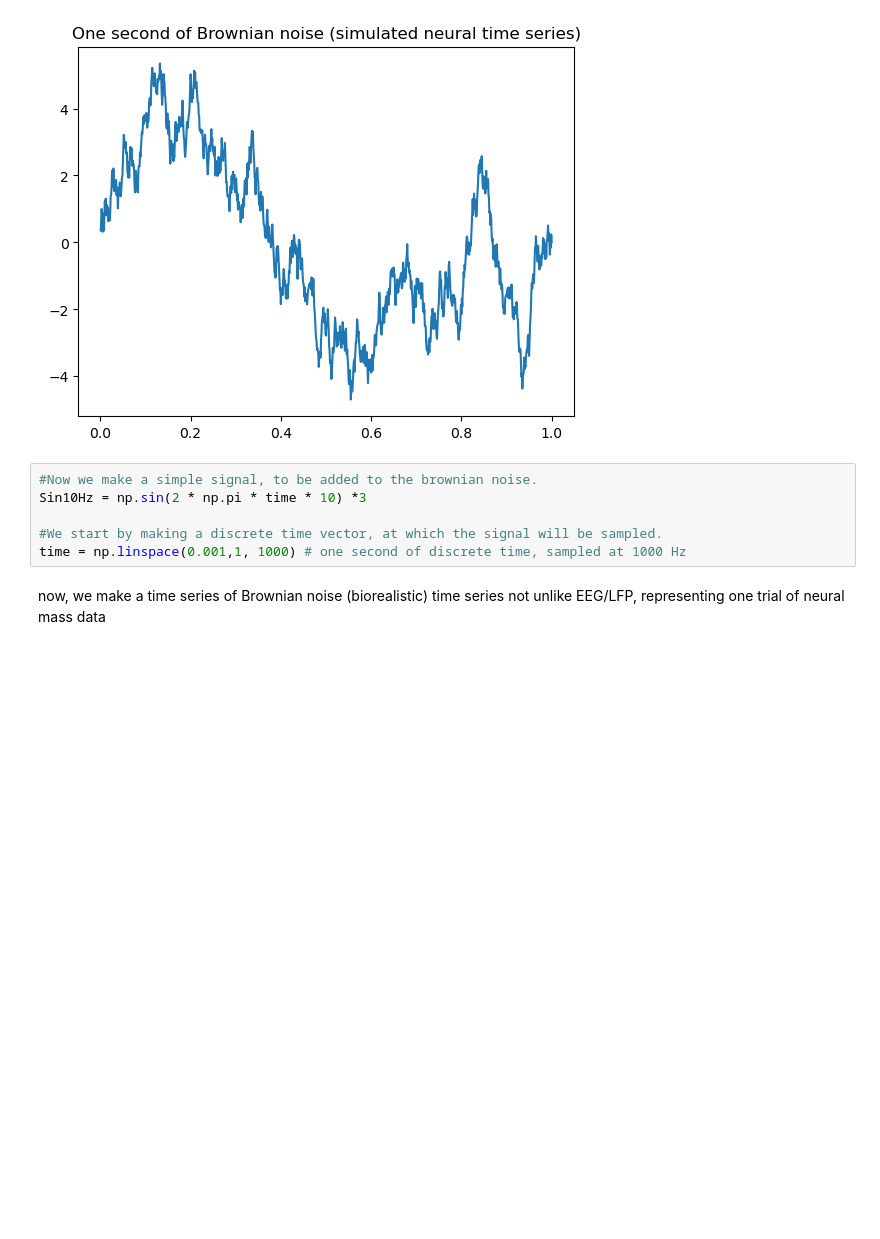
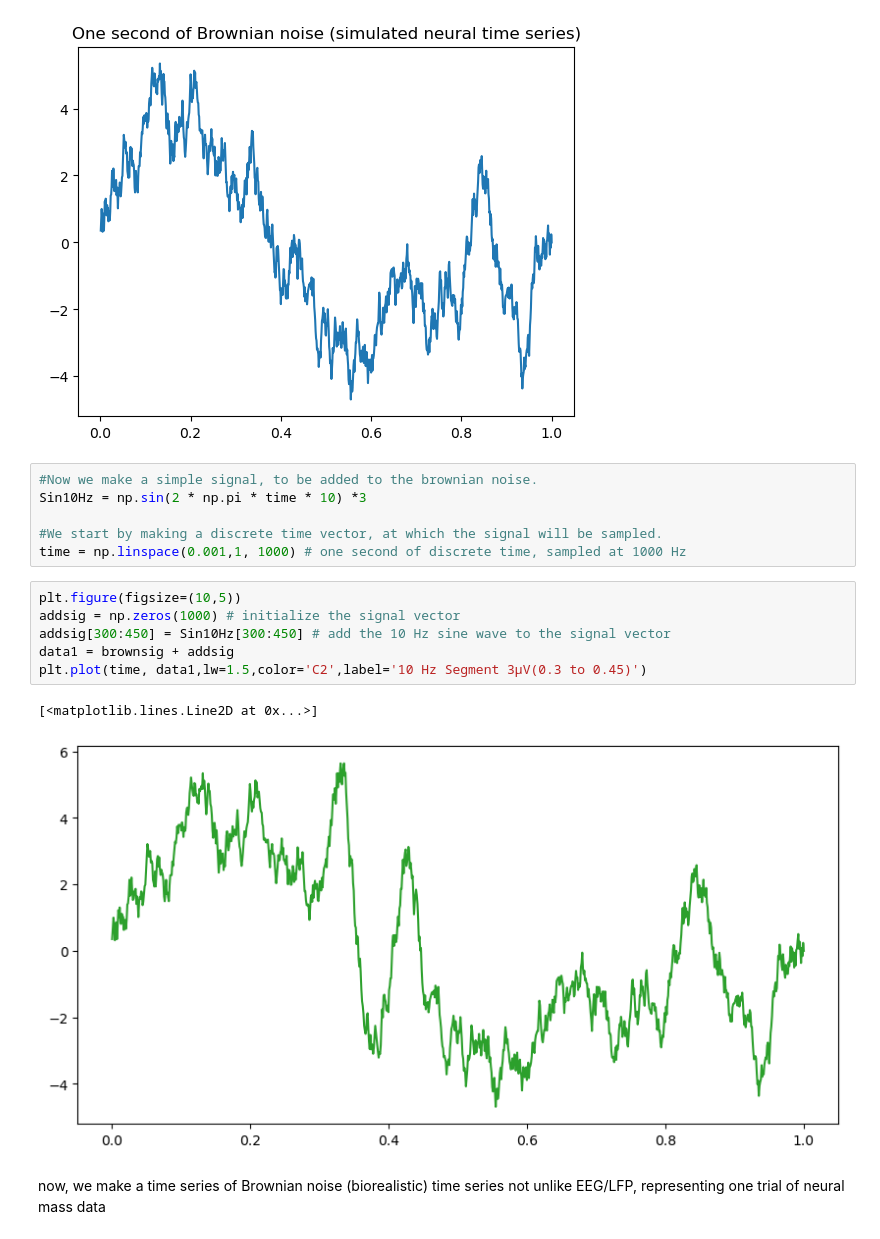
Before and after one commit to csea-lab/m2py-tutorials, a Jupyter notebook: notebooks/convolution.ipynb, the cells around one changed output. Cells and saved outputs as stored; diff of their text form; blank space fills up the shorter version.

```diff
--- a/notebooks/convolution.ipynb
+++ b/notebooks/convolution.ipynb
@@ -51,6 +51,15 @@ Sin10Hz = np.sin(2 * np.pi * time * 10) *3
 
 #We start by making a discrete time vector, at which the signal will be sampled.
 time = np.linspace(0.001,1, 1000) # one second of discrete time, sampled at 1000 Hz
+# %%
+plt.figure(figsize=(10,5))
+addsig = np.zeros(1000) # initialize the signal vector
+addsig[300:450] = Sin10Hz[300:450] # add the 10 Hz sine wave to the signal vector
+data1 = brownsig + addsig
+plt.plot(time, data1,lw=1.5,color='C2',label='10 Hz Segment 3µV(0.3 to 0.45)')
+# %% [output]
+[<matplotlib.lines.Line2D at 0x...>]
+[figure, added]
 # %% [markdown]
 now, we make a time series of Brownian noise (biorealistic) time series not unlike EEG/LFP, representing one trial of neural mass data
 # %%
```
Also changed, not shown: parts of 4 cells of this notebook, 2 other files.
